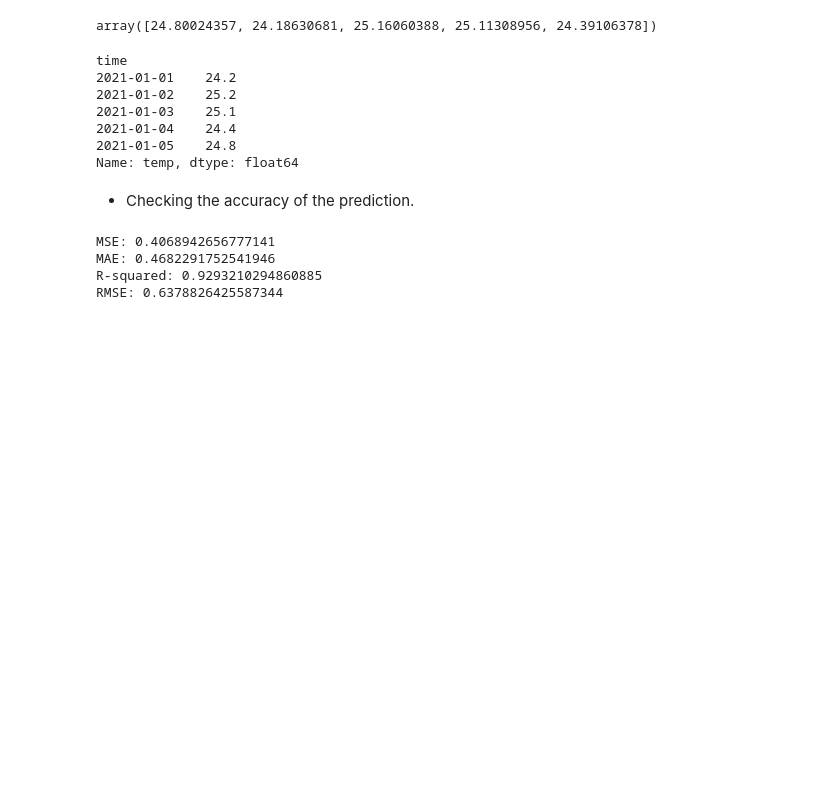
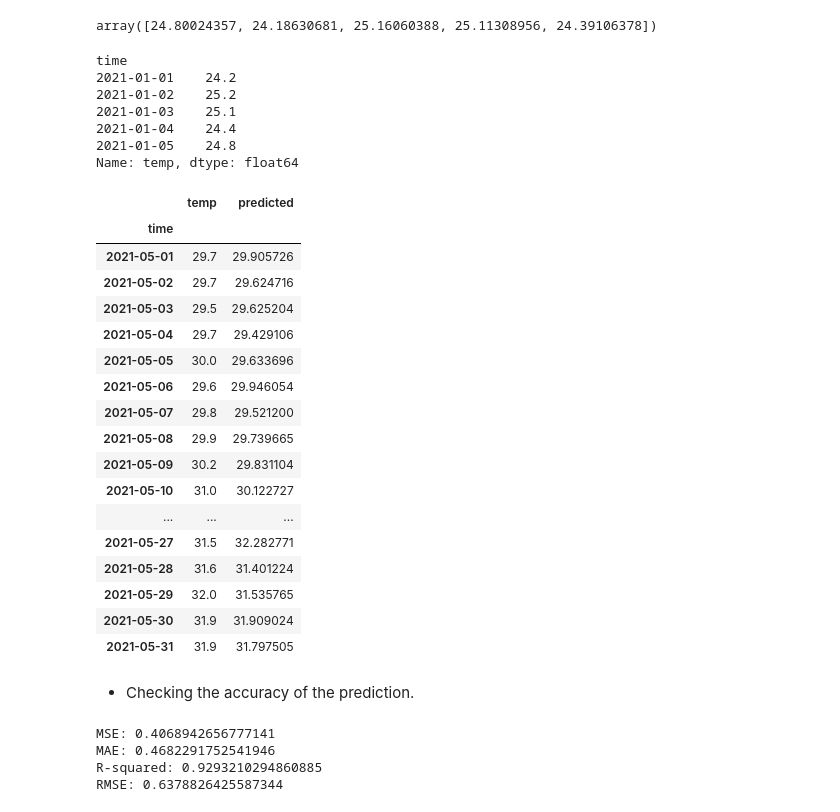
Before and after one commit to S-Vijay-vj/Chennai-Weather-data-analysis-and-Forecasting, a Jupyter notebook: weather_data_analysis_and_forecasting.ipynb, the cells around one changed output. Cells and saved outputs as stored; diff of their text form; code cells hidden in the pictures; blank space fills up the shorter version.

```diff
--- a/weather_data_analysis_and_forecasting.ipynb
+++ b/weather_data_analysis_and_forecasting.ipynb
@@ -652,6 +652,29 @@ time
 2021-01-04    24.4
 2021-01-05    24.8
 Name: temp, dtype: float64
+# %%
+comparison=pd.DataFrame(temp_actual)
+comparison['predicted']=temp_pred_1.tolist()
+comparison.loc['2021-05']
+# %% [output]
+|  | temp | predicted |
+| time |  |  |
+| 2021-05-01 | 29.7 | 29.905726 |
+| 2021-05-02 | 29.7 | 29.624716 |
+| 2021-05-03 | 29.5 | 29.625204 |
+| 2021-05-04 | 29.7 | 29.429106 |
+| 2021-05-05 | 30.0 | 29.633696 |
+| 2021-05-06 | 29.6 | 29.946054 |
+| 2021-05-07 | 29.8 | 29.521200 |
+| 2021-05-08 | 29.9 | 29.739665 |
+| 2021-05-09 | 30.2 | 29.831104 |
+| 2021-05-10 | 31.0 | 30.122727 |
+| ... | ... | ... |
+| 2021-05-27 | 31.5 | 32.282771 |
+| 2021-05-28 | 31.6 | 31.401224 |
+| 2021-05-29 | 32.0 | 31.535765 |
+| 2021-05-30 | 31.9 | 31.909024 |
+| 2021-05-31 | 31.9 | 31.797505 |
 # %% [markdown]
 - Checking the accuracy of the prediction.
 # %%
```
Also changed, not shown: parts of 35 cells of this notebook.
